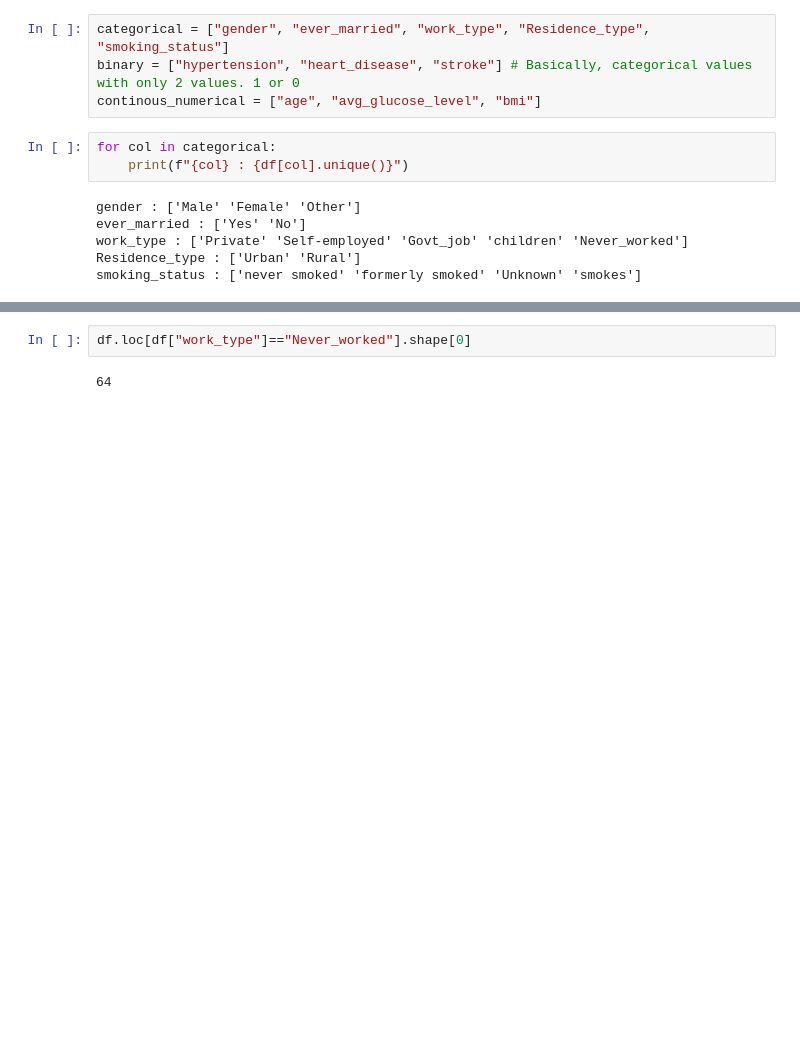
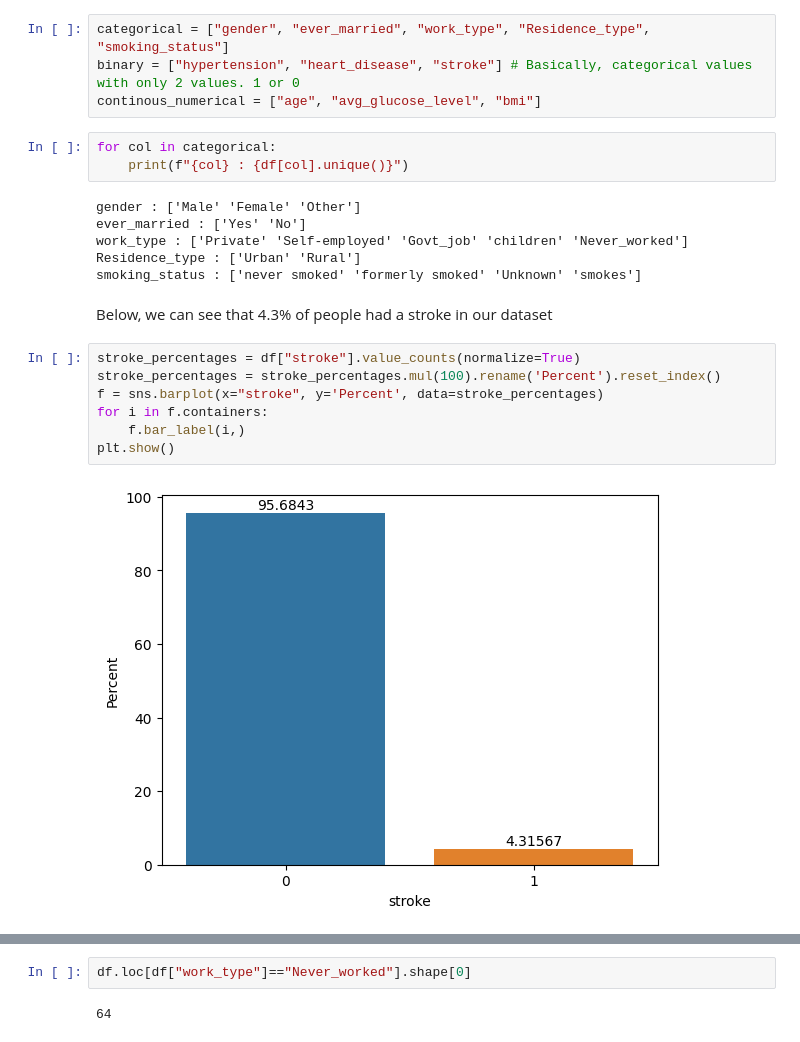
Before and after one commit to bugraaldal/ain2002-stroke-prediction, a Jupyter notebook: EDA.ipynb, the cells around one changed output, grey strips where cells are left out. Drawn from its saved outputs; the diff is of its cells as text; blank space fills up the shorter version.

Commit message:
added data visualization

```diff
--- a/EDA.ipynb
+++ b/EDA.ipynb
@@ -222,4 +269,15 @@ ever_married : ['Yes' 'No']
 work_type : ['Private' 'Self-employed' 'Govt_job' 'children' 'Never_worked']
 Residence_type : ['Urban' 'Rural']
 smoking_status : ['never smoked' 'formerly smoked' 'Unknown' 'smokes']
+# %% [markdown]
+Below, we can see that 4.3% of people had a stroke in our dataset
+# %%
+stroke_percentages = df["stroke"].value_counts(normalize=True)
+stroke_percentages = stroke_percentages.mul(100).rename('Percent').reset_index()
+f = sns.barplot(x="stroke", y='Percent', data=stroke_percentages)
+for i in f.containers:
+    f.bar_label(i,)
+plt.show()
+# %% [output]
+[figure, added]
 # %%
```
Also changed, not shown: parts of 28 cells of this notebook.
